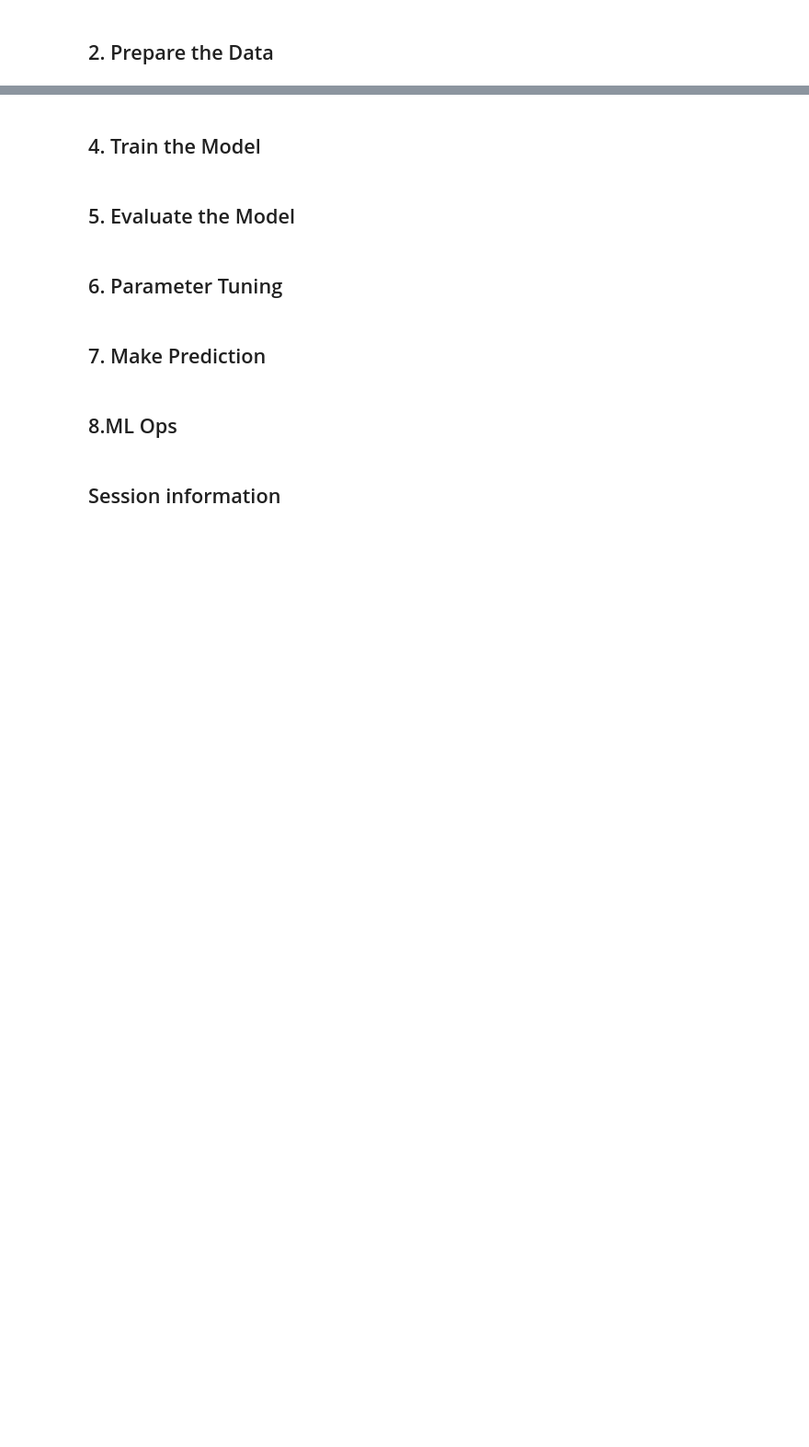
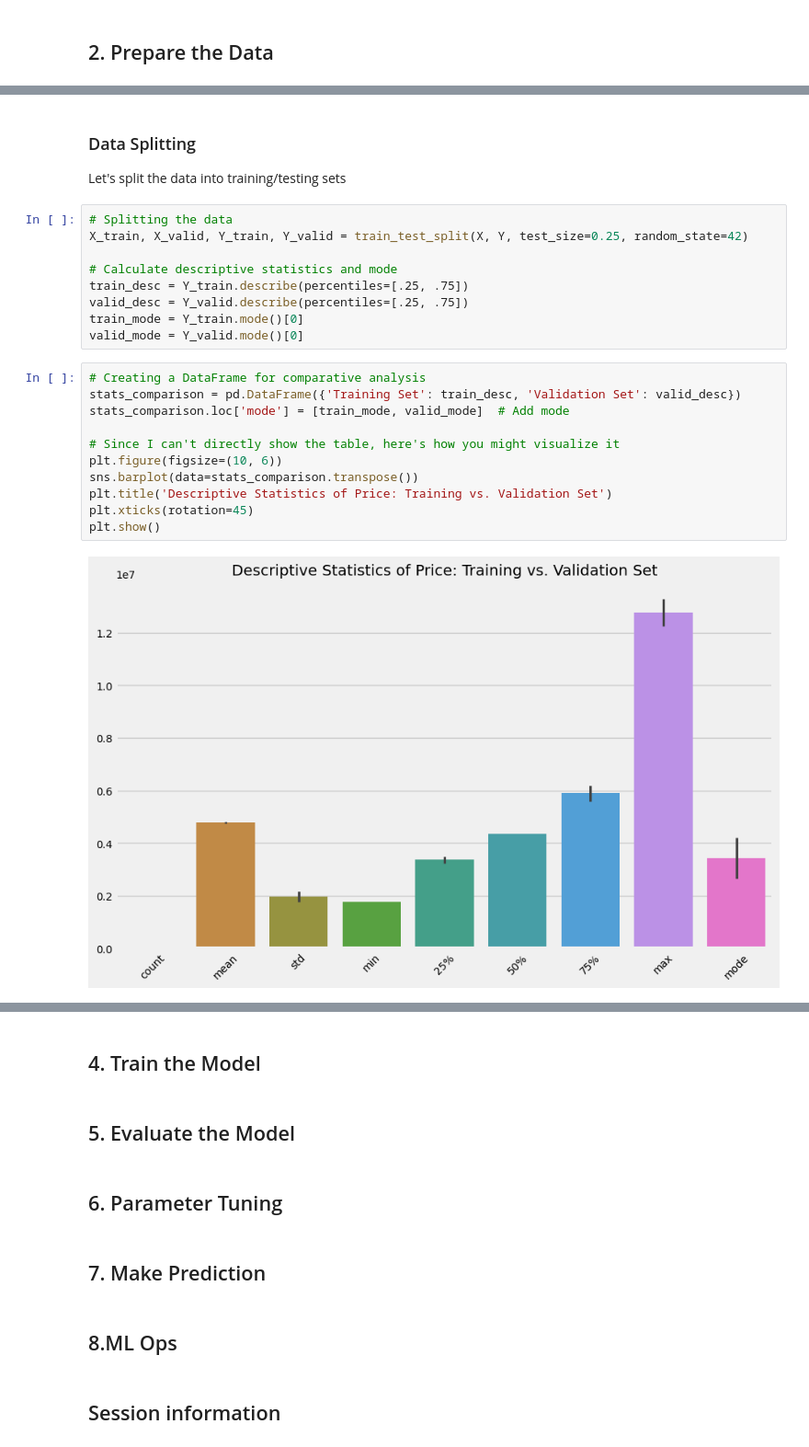
Before and after one commit to OskyRosky/MachineLearning, a Jupyter notebook: 2. Supervised Prediction/ML_2.ipynb, the cells around one changed output, grey strips where cells are left out. Shown: that part at 92% size. Drawn from its saved outputs; the diff is of its cells as text; blank space fills up the shorter version.

```diff
--- a/2. Supervised Prediction/ML_2.ipynb
+++ b/2. Supervised Prediction/ML_2.ipynb
@@ -59,0 +171,26 @@ warnings.filterwarnings('once')
+# %% [markdown]
+### Data Splitting
+
+Let's split the data into  training/testing sets
+# %%
+# Splitting the data
+X_train, X_valid, Y_train, Y_valid = train_test_split(X, Y, test_size=0.25, random_state=42)
+
+# Calculate descriptive statistics and mode
+train_desc = Y_train.describe(percentiles=[.25, .75])
+valid_desc = Y_valid.describe(percentiles=[.25, .75])
+train_mode = Y_train.mode()[0]
+valid_mode = Y_valid.mode()[0]
+# %%
+# Creating a DataFrame for comparative analysis
+stats_comparison = pd.DataFrame({'Training Set': train_desc, 'Validation Set': valid_desc})
+stats_comparison.loc['mode'] = [train_mode, valid_mode]  # Add mode
+
+# Since I can't directly show the table, here's how you might visualize it
+plt.figure(figsize=(10, 6))
+sns.barplot(data=stats_comparison.transpose())
+plt.title('Descriptive Statistics of Price: Training vs. Validation Set')
+plt.xticks(rotation=45)
+plt.show()
+# %% [output]
+[figure, added]
```
Also changed, not shown: parts of 15 cells of this notebook, 1 other file.
